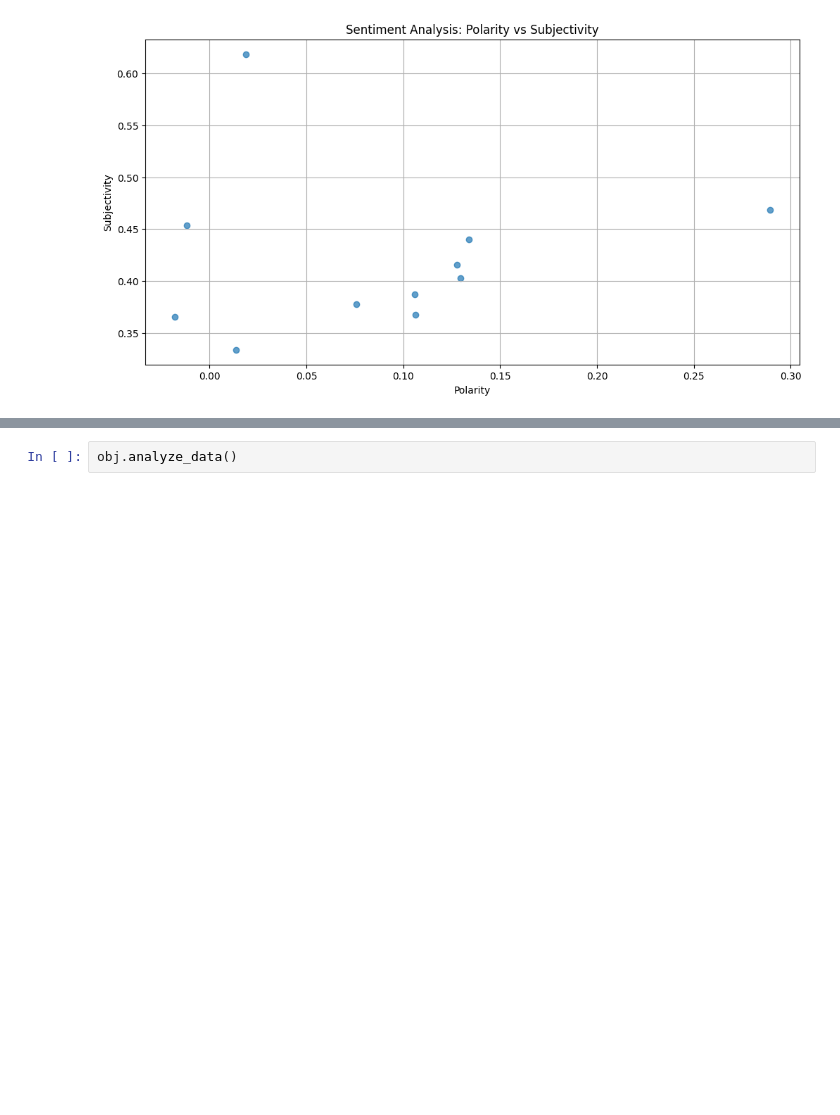
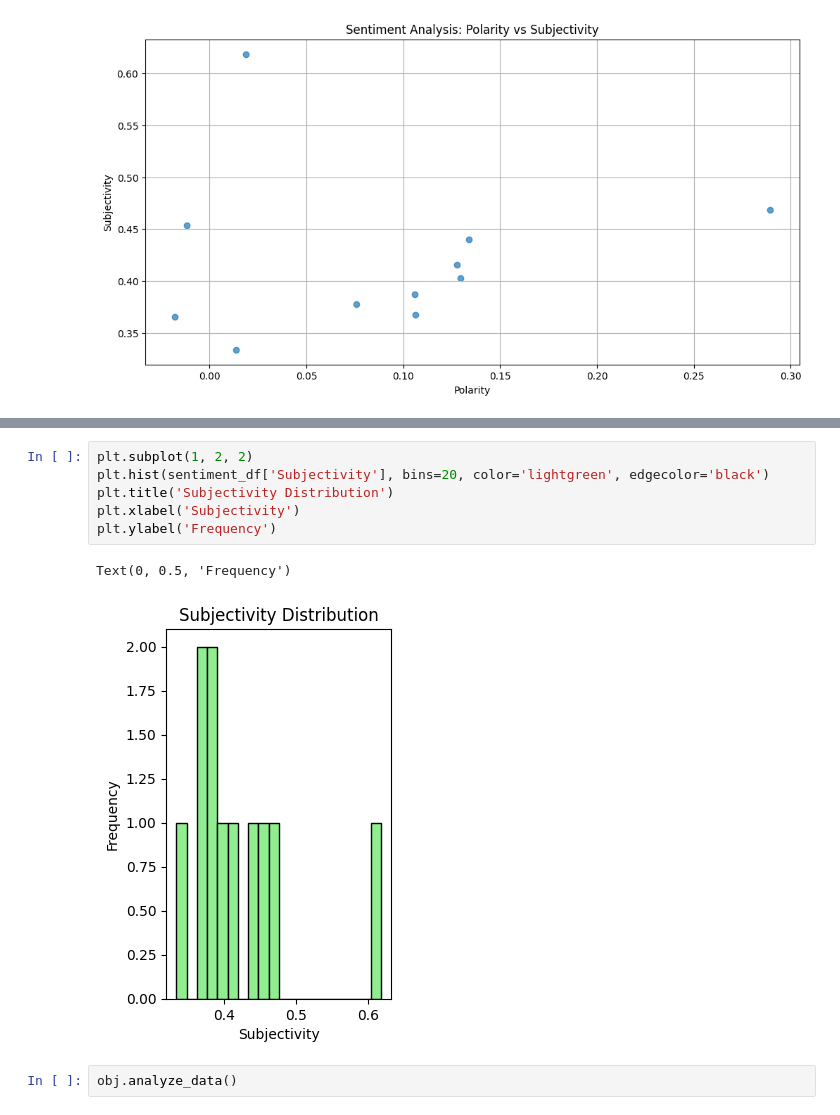
Before and after one commit to Ignoble-Immortal/Project1AIMLSem4, a Jupyter notebook: mainv3.ipynb, the cells around one changed output, grey strips where cells are left out. Saved outputs shown, nothing was run; the diff lists cells and outputs as text; blank space fills up the shorter version.

```diff
--- a/mainv3.ipynb
+++ b/mainv3.ipynb
@@ -182,3 +191,12 @@ plt.show()
+# %%
+plt.subplot(1, 2, 2)
+plt.hist(sentiment_df['Subjectivity'], bins=20, color='lightgreen', edgecolor='black')
+plt.title('Subjectivity Distribution')
+plt.xlabel('Subjectivity')
+plt.ylabel('Frequency')
+# %% [output]
+Text(0, 0.5, 'Frequency')
+[figure, added]
 # %%
 obj.analyze_data()
 # %% [output]
```
Also changed, not shown: parts of 1 cell of this notebook.
